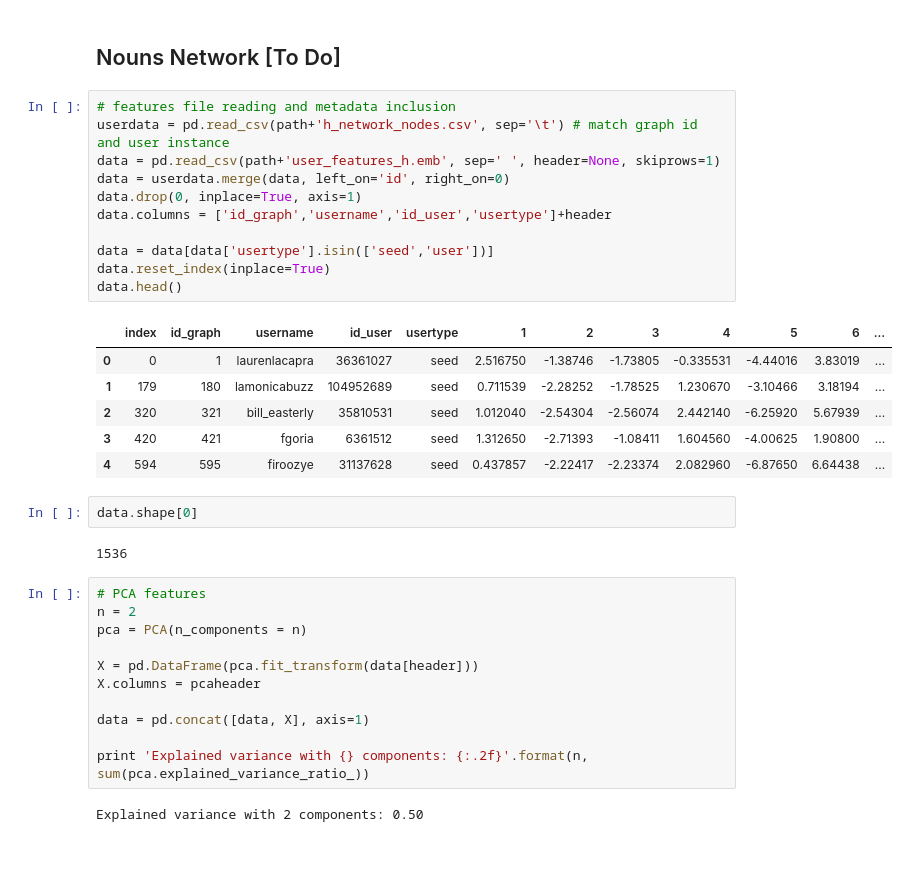
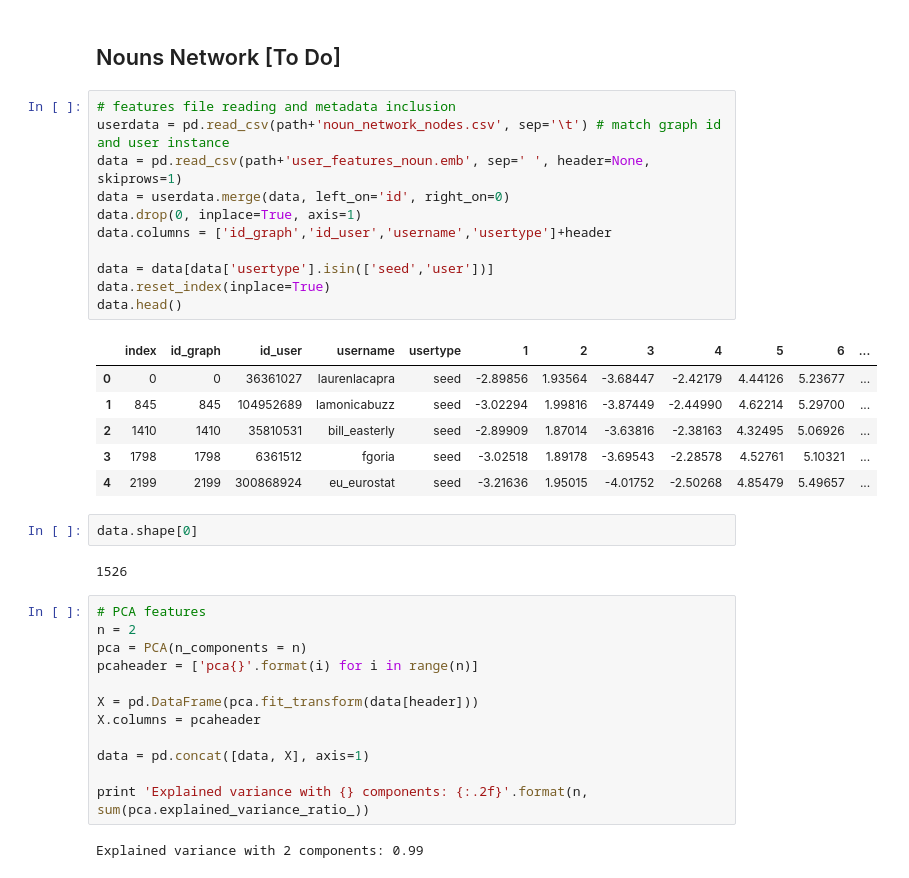
Before and after one commit to DataSciencePolimi/NetSKE, a Jupyter notebook: graphs/Finance Domain - 20 seeds - Candidates as Random.ipynb, the cells around one changed output. Drawn from its saved outputs; the diff is of its cells as text.

```diff
--- a/graphs/Finance Domain - 20 seeds - Candidates as Random.ipynb
+++ b/graphs/Finance Domain - 20 seeds - Candidates as Random.ipynb
@@ -194,30 +194,31 @@ Mean: 6.2452656493 Standard Deviation: 5.93305151383
 ## Nouns Network [To Do]
 # %%
 # features file reading and metadata inclusion
-userdata = pd.read_csv(path+'h_network_nodes.csv', sep='\t') # match graph id and user instance
-data = pd.read_csv(path+'user_features_h.emb', sep=' ', header=None, skiprows=1)
+userdata = pd.read_csv(path+'noun_network_nodes.csv', sep='\t') # match graph id and user instance
+data = pd.read_csv(path+'user_features_noun.emb', sep=' ', header=None, skiprows=1)
 data = userdata.merge(data, left_on='id', right_on=0)
 data.drop(0, inplace=True, axis=1)
-data.columns = ['id_graph','username','id_user','usertype']+header
+data.columns = ['id_graph','id_user','username','usertype']+header
 
 data = data[data['usertype'].isin(['seed','user'])]
 data.reset_index(inplace=True)
 data.head()
 # %% [output]
-|  | index | id_graph | username | id_user | usertype | 1 | 2 | 3 | 4 | 5 | 6 | ... |
-| 0 | 0 | 1 | laurenlacapra | 36361027 | seed | 2.516750 | -1.38746 | -1.73805 | -0.335531 | -4.44016 | 3.83019 | ... |
-| 1 | 179 | 180 | lamonicabuzz | 104952689 | seed | 0.711539 | -2.28252 | -1.78525 | 1.230670 | -3.10466 | 3.18194 | ... |
-| 2 | 320 | 321 | bill_easterly | 35810531 | seed | 1.012040 | -2.54304 | -2.56074 | 2.442140 | -6.25920 | 5.67939 | ... |
-| 3 | 420 | 421 | fgoria | 6361512 | seed | 1.312650 | -2.71393 | -1.08411 | 1.604560 | -4.00625 | 1.90800 | ... |
-| 4 | 594 | 595 | firoozye | 31137628 | seed | 0.437857 | -2.22417 | -2.23374 | 2.082960 | -6.87650 | 6.64438 | ... |
+|  | index | id_graph | id_user | username | usertype | 1 | 2 | 3 | 4 | 5 | 6 | ... |
+| 0 | 0 | 0 | 36361027 | laurenlacapra | seed | -2.89856 | 1.93564 | -3.68447 | -2.42179 | 4.44126 | 5.23677 | ... |
+| 1 | 845 | 845 | 104952689 | lamonicabuzz | seed | -3.02294 | 1.99816 | -3.87449 | -2.44990 | 4.62214 | 5.29700 | ... |
+| 2 | 1410 | 1410 | 35810531 | bill_easterly | seed | -2.89909 | 1.87014 | -3.63816 | -2.38163 | 4.32495 | 5.06926 | ... |
+| 3 | 1798 | 1798 | 6361512 | fgoria | seed | -3.02518 | 1.89178 | -3.69543 | -2.28578 | 4.52761 | 5.10321 | ... |
+| 4 | 2199 | 2199 | 300868924 | eu_eurostat | seed | -3.21636 | 1.95015 | -4.01752 | -2.50268 | 4.85479 | 5.49657 | ... |
 # %%
 data.shape[0]
 # %% [output]
-1536
+1526
 # %%
 # PCA features
 n = 2
 pca = PCA(n_components = n)
+pcaheader = ['pca{}'.format(i) for i in range(n)]
 
 X = pd.DataFrame(pca.fit_transform(data[header]))
 X.columns = pcaheader
@@ -226,7 +227,7 @@ data = pd.concat([data, X], axis=1)
 
 print 'Explained variance with {} components: {:.2f}'.format(n, sum(pca.explained_variance_ratio_))
 # %% [output]
-Explained variance with 2 components: 0.50
+Explained variance with 2 components: 0.99
 # %%
 plotData(data[data['id_user'].isin(allseeds)], data[~data['id_user'].isin(allseeds)], pcaheader)
 # %% [output]
```
Also changed, not shown: parts of 6 cells of this notebook, 11 other files.
